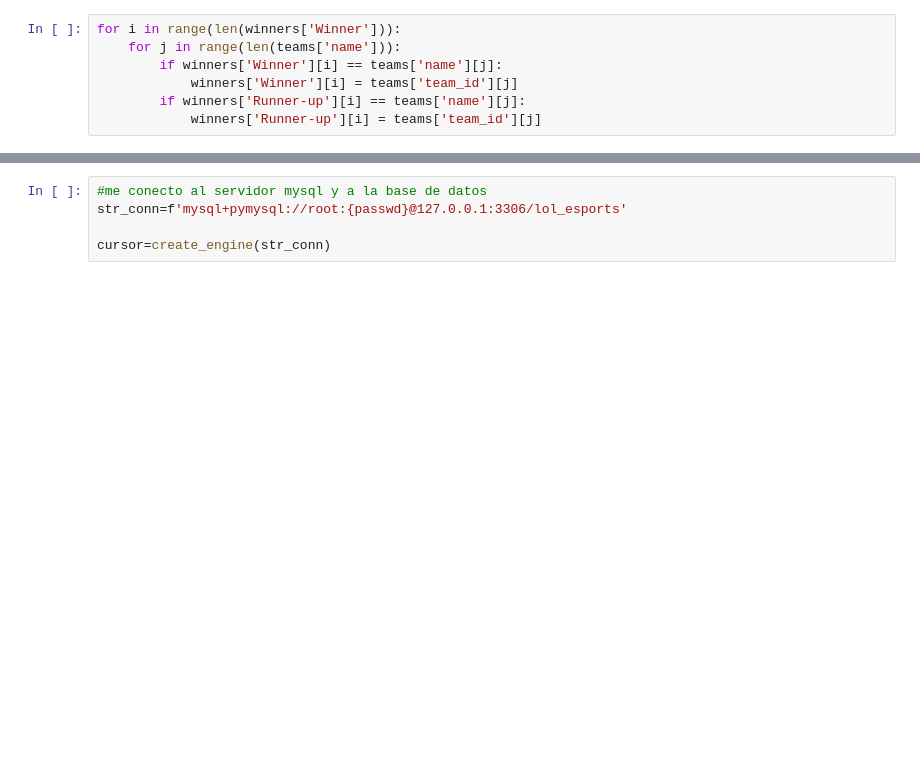
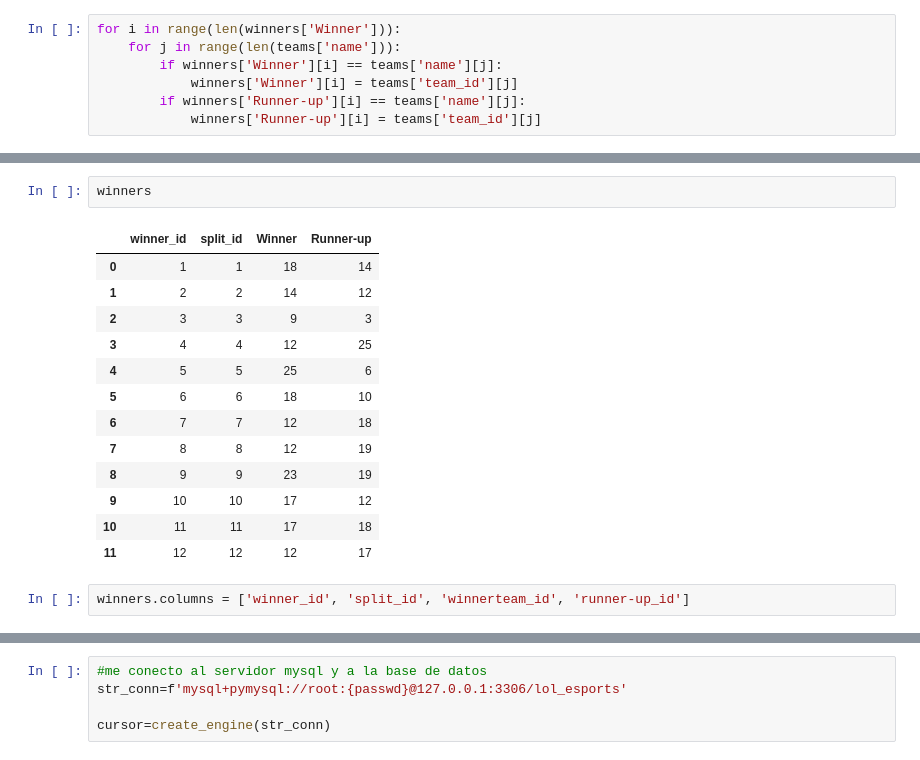
Before and after one commit to Linxx333/MrLinx-Data-ETL, a Jupyter notebook: src/main.ipynb, the cells around one changed output, grey strips where cells are left out. Drawn from its saved outputs; the diff is of its cells as text; blank space fills up the shorter version.

```diff
--- a/src/main.ipynb
+++ b/src/main.ipynb
@@ -409,0 +474,18 @@ teams.to_csv('../Data/teams.csv', index=False)
+# %%
+winners
+# %% [output]
+|  | winner_id | split_id | Winner | Runner-up |
+| 0 | 1 | 1 | 18 | 14 |
+| 1 | 2 | 2 | 14 | 12 |
+| 2 | 3 | 3 | 9 | 3 |
+| 3 | 4 | 4 | 12 | 25 |
+| 4 | 5 | 5 | 25 | 6 |
+| 5 | 6 | 6 | 18 | 10 |
+| 6 | 7 | 7 | 12 | 18 |
+| 7 | 8 | 8 | 12 | 19 |
+| 8 | 9 | 9 | 23 | 19 |
+| 9 | 10 | 10 | 17 | 12 |
+| 10 | 11 | 11 | 17 | 18 |
+| 11 | 12 | 12 | 12 | 17 |
+# %%
+winners.columns = ['winner_id', 'split_id', 'winnerteam_id', 'runner-up_id']
```
Also changed, not shown: parts of 16 cells of this notebook.
